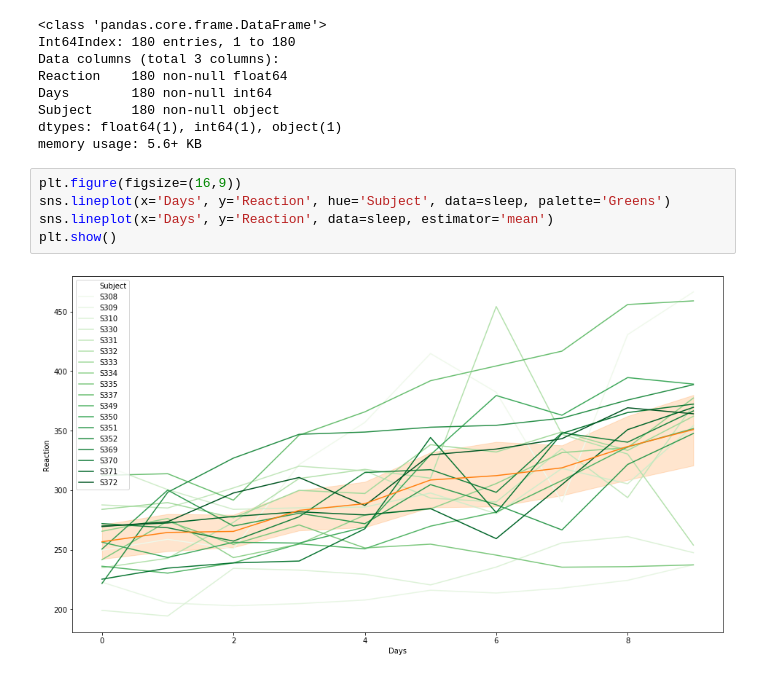
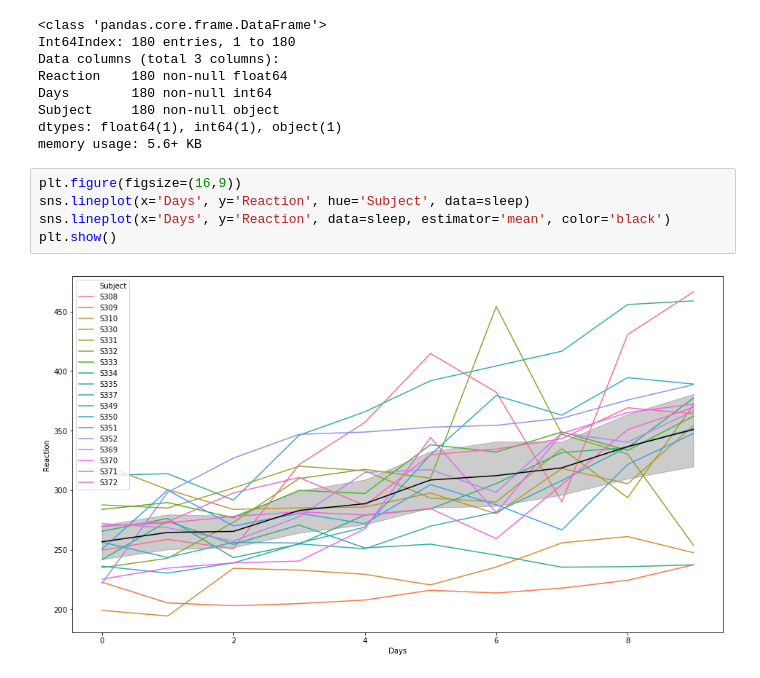
Before and after one commit to RyanMcCall/python-exercises, a Jupyter notebook: 4.8.5_seaborn_exercises.ipynb, the cells around one changed output. Drawn from its saved outputs; the diff is of its cells as text.

```diff
--- a/4.8.5_seaborn_exercises.ipynb
+++ b/4.8.5_seaborn_exercises.ipynb
@@ -416,8 +426,8 @@ dtypes: float64(1), int64(1), object(1)
 memory usage: 5.6+ KB
 # %%
 plt.figure(figsize=(16,9))
-sns.lineplot(x='Days', y='Reaction', hue='Subject', data=sleep, palette='Greens')
-sns.lineplot(x='Days', y='Reaction', data=sleep, estimator='mean')
+sns.lineplot(x='Days', y='Reaction', hue='Subject', data=sleep)
+sns.lineplot(x='Days', y='Reaction', data=sleep, estimator='mean', color='black')
 plt.show()
 # %% [output]
-[figure, old version]
+[figure, new version]
```
Also changed, not shown: parts of 2 cells of this notebook.
